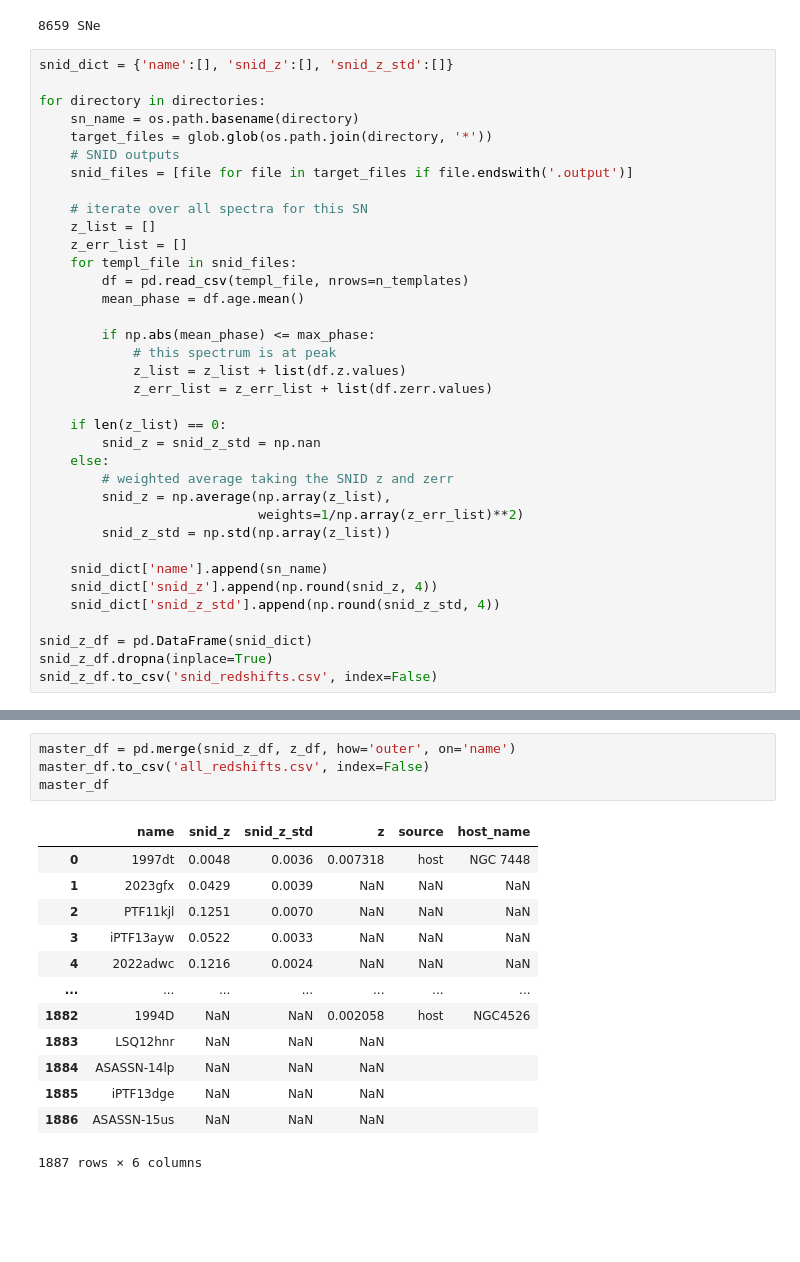
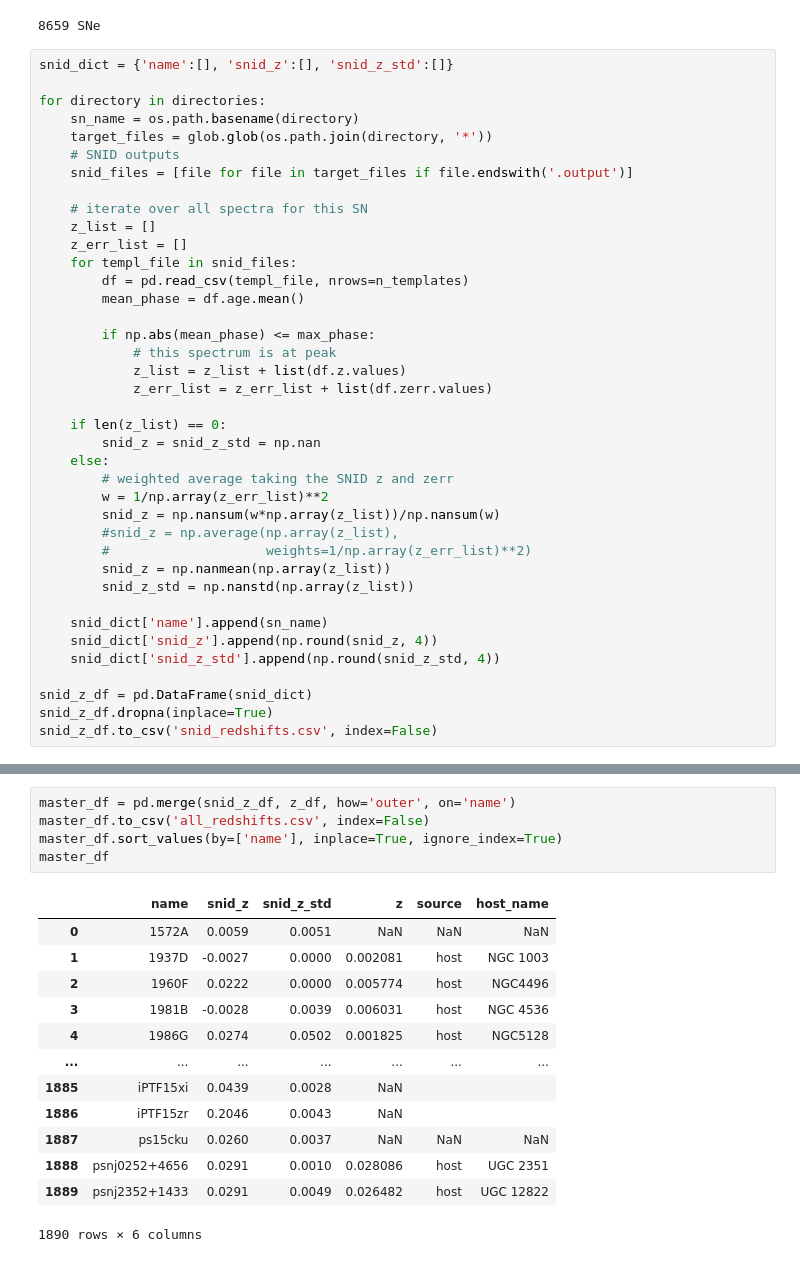
Before and after one commit to temuller/sneia_velocities, a Jupyter notebook: 5.redshift.ipynb, the cells around one changed output, grey strips where cells are left out. Saved outputs shown, nothing was run; the diff lists cells and outputs as text; blank space fills up the shorter version.

```diff
--- a/5.redshift.ipynb
+++ b/5.redshift.ipynb
@@ -151,9 +148,12 @@ for directory in directories:
         snid_z = snid_z_std = np.nan
     else:
         # weighted average taking the SNID z and zerr
-        snid_z = np.average(np.array(z_list),
-                            weights=1/np.array(z_err_list)**2)
-        snid_z_std = np.std(np.array(z_list))
+        w = 1/np.array(z_err_list)**2
+        snid_z = np.nansum(w*np.array(z_list))/np.nansum(w)
+        #snid_z = np.average(np.array(z_list),
+        #                    weights=1/np.array(z_err_list)**2)
+        snid_z = np.nanmean(np.array(z_list))
+        snid_z_std = np.nanstd(np.array(z_list))
 
     snid_dict['name'].append(sn_name)
     snid_dict['snid_z'].append(np.round(snid_z, 4))
@@ -165,18 +167,19 @@ snid_z_df.to_csv('snid_redshifts.csv', index=False)
 # %%
 master_df = pd.merge(snid_z_df, z_df, how='outer', on='name')
 master_df.to_csv('all_redshifts.csv', index=False)
+master_df.sort_values(by=['name'], inplace=True, ignore_index=True)
 master_df
 # %% [output]
 |  | name | snid_z | snid_z_std | z | source | host_name |
-| 0 | 1997dt | 0.0048 | 0.0036 | 0.007318 | host | NGC 7448 |
-| 1 | 2023gfx | 0.0429 | 0.0039 | NaN | NaN | NaN |
-| 2 | PTF11kjl | 0.1251 | 0.0070 | NaN | NaN | NaN |
-| 3 | iPTF13ayw | 0.0522 | 0.0033 | NaN | NaN | NaN |
-| 4 | 2022adwc | 0.1216 | 0.0024 | NaN | NaN | NaN |
+| 0 | 1572A | 0.0059 | 0.0051 | NaN | NaN | NaN |
+| 1 | 1937D | -0.0027 | 0.0000 | 0.002081 | host | NGC 1003 |
+| 2 | 1960F | 0.0222 | 0.0000 | 0.005774 | host | NGC4496 |
+| 3 | 1981B | -0.0028 | 0.0039 | 0.006031 | host | NGC 4536 |
+| 4 | 1986G | 0.0274 | 0.0502 | 0.001825 | host | NGC5128 |
 | ... | ... | ... | ... | ... | ... | ... |
-| 1882 | 1994D | NaN | NaN | 0.002058 | host | NGC4526 |
-| 1883 | LSQ12hnr | NaN | NaN | NaN |  |  |
-| 1884 | ASASSN-14lp | NaN | NaN | NaN |  |  |
-| 1885 | iPTF13dge | NaN | NaN | NaN |  |  |
-| 1886 | ASASSN-15us | NaN | NaN | NaN |  |  |
+| 1885 | iPTF15xi | 0.0439 | 0.0028 | NaN |  |  |
+| 1886 | iPTF15zr | 0.2046 | 0.0043 | NaN |  |  |
+| 1887 | ps15cku | 0.0260 | 0.0037 | NaN | NaN | NaN |
+| 1888 | psnj0252+4656 | 0.0291 | 0.0010 | 0.028086 | host | UGC 2351 |
+| 1889 | psnj2352+1433 | 0.0291 | 0.0049 | 0.026482 | host | UGC 12822 |
-1887 rows × 6 columns
+1890 rows × 6 columns
```
Also changed, not shown: parts of 8 cells of this notebook, 6 other files.
